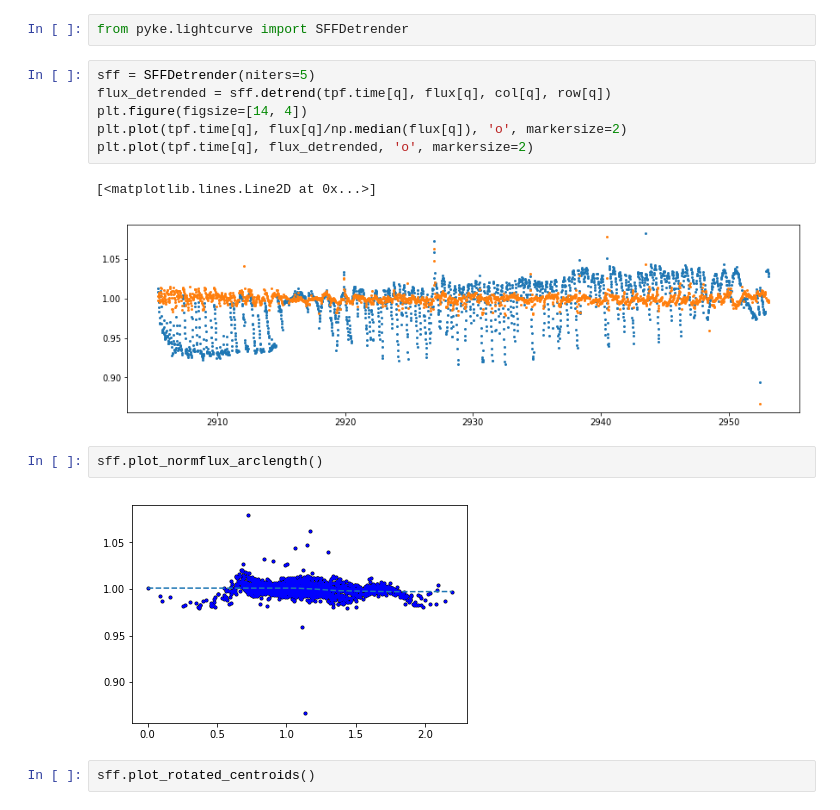
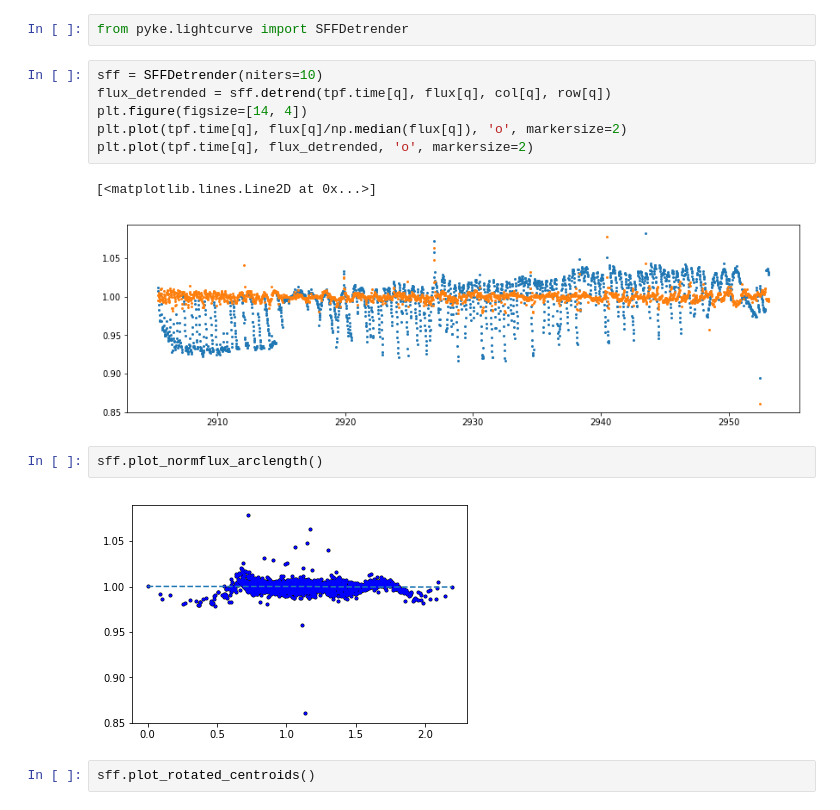
Before and after one commit to KeplerGO/pyke, a Jupyter notebook: docs/source/tutorials/ipython_notebooks/motion-correction/trappist1.ipynb, the cells around one changed output. Cells and saved outputs as stored; diff of their text form.

```diff
--- a/docs/source/tutorials/ipython_notebooks/detrending/trappist1.ipynb
+++ b/docs/source/tutorials/ipython_notebooks/motion-correction/trappist1.ipynb
@@ -66,18 +66,18 @@ plt.plot(tpf.time[q], row[q], 'o', markersize=2)
 # %%
 from pyke.lightcurve import SFFDetrender
 # %%
-sff = SFFDetrender(niters=5)
+sff = SFFDetrender(niters=10)
 flux_detrended = sff.detrend(tpf.time[q], flux[q], col[q], row[q])
 plt.figure(figsize=[14, 4])
 plt.plot(tpf.time[q], flux[q]/np.median(flux[q]), 'o', markersize=2)
 plt.plot(tpf.time[q], flux_detrended, 'o', markersize=2)
 # %% [output]
 [<matplotlib.lines.Line2D at 0x...>]
-[figure, old version]
+[figure, new version]
 # %%
 sff.plot_normflux_arclength()
 # %% [output]
-[figure, old version]
+[figure, new version]
 # %%
 sff.plot_rotated_centroids()
 # %% [output]
```
Also changed, not shown: parts of 3 cells of this notebook, 3 other files.
